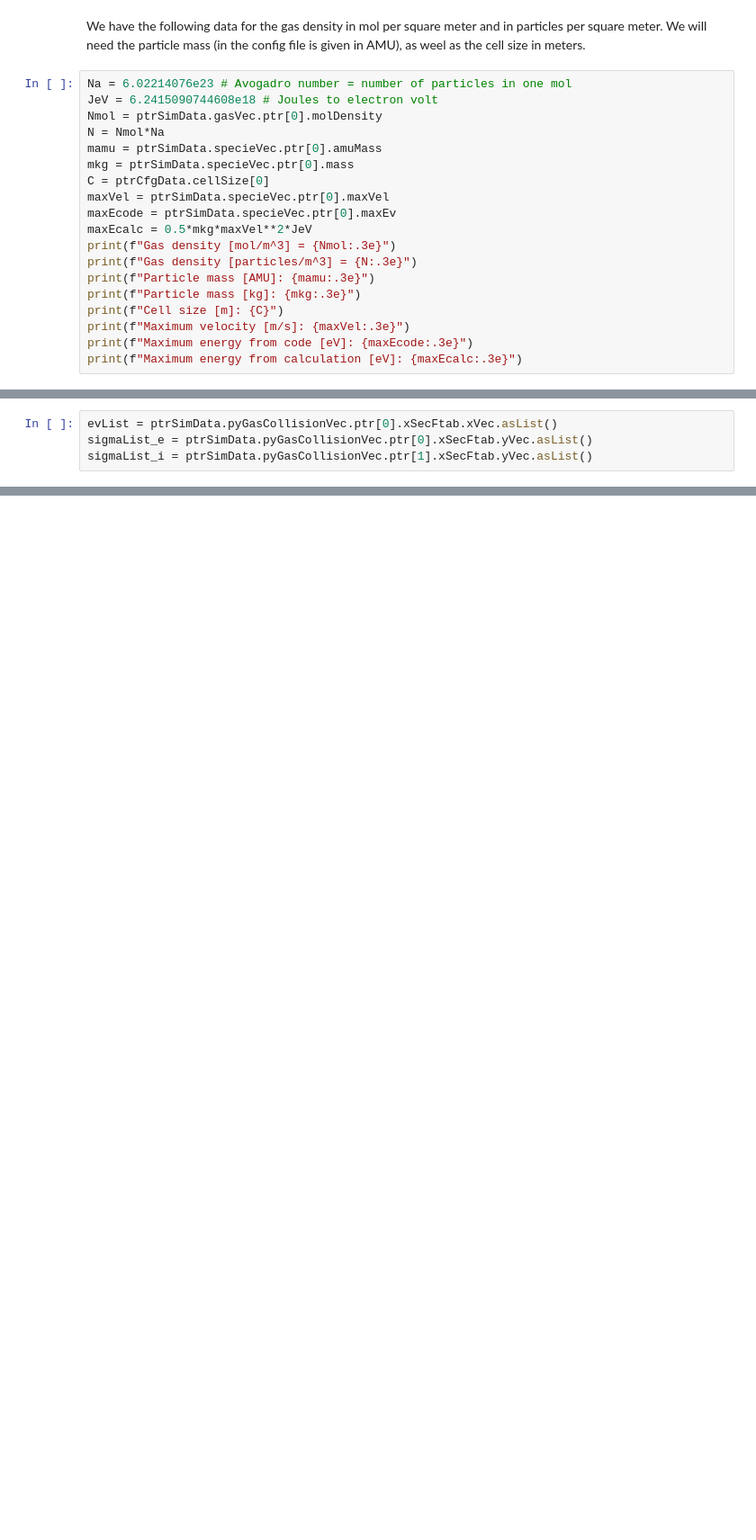
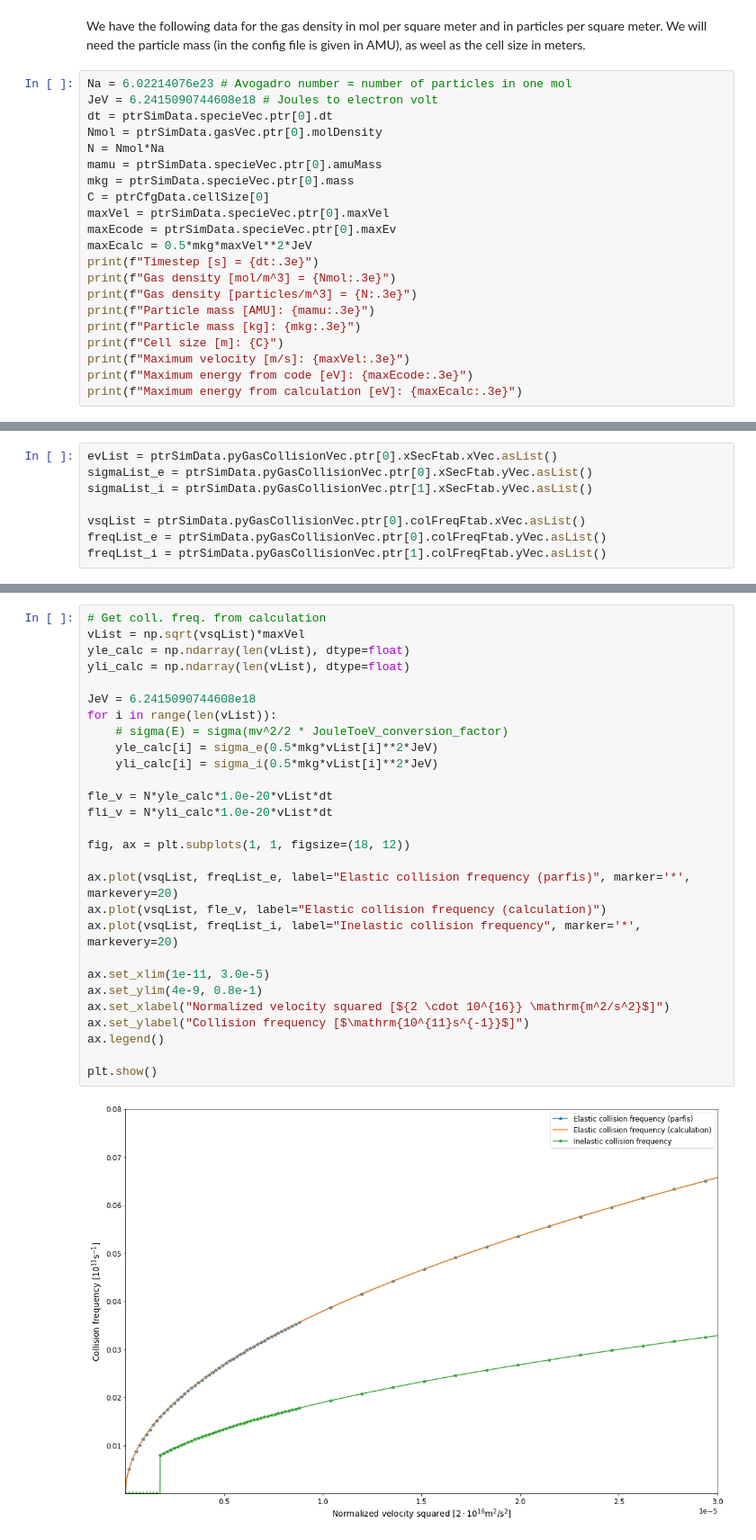
Before and after one commit to GinkoBalboa/parfis, a Jupyter notebook: doc/sphinx/source/collisional_files/generating_simple_cross_sections.ipynb, the cells around one changed output, grey strips where cells are left out. Shown at 90% size. Cells and saved outputs as stored; diff of their text form; blank space fills up the shorter version.

```diff
--- a/doc/sphinx/source/collisional_files/generating_simple_cross_sections.ipynb
+++ b/doc/sphinx/source/collisional_files/generating_simple_cross_sections.ipynb
@@ -169,6 +189,7 @@ We have the following data for the gas density in mol per square meter and in pa
 # %%
 Na = 6.02214076e23 # Avogadro number = number of particles in one mol
 JeV = 6.2415090744608e18 # Joules to electron volt
+dt = ptrSimData.specieVec.ptr[0].dt
 Nmol = ptrSimData.gasVec.ptr[0].molDensity
 N = Nmol*Na
 mamu = ptrSimData.specieVec.ptr[0].amuMass
@@ -177,6 +198,7 @@ C = ptrCfgData.cellSize[0]
 maxVel = ptrSimData.specieVec.ptr[0].maxVel
 maxEcode = ptrSimData.specieVec.ptr[0].maxEv
 maxEcalc = 0.5*mkg*maxVel**2*JeV
+print(f"Timestep [s] = {dt:.3e}")
 print(f"Gas density [mol/m^3] = {Nmol:.3e}")
 print(f"Gas density [particles/m^3] = {N:.3e}")
 print(f"Particle mass [AMU]: {mamu:.3e}")
@@ -191,3 +223,7 @@ Now it is obvious why we use the value of 114keV for tabulating the cross sectio
 evList = ptrSimData.pyGasCollisionVec.ptr[0].xSecFtab.xVec.asList()
 sigmaList_e = ptrSimData.pyGasCollisionVec.ptr[0].xSecFtab.yVec.asList()
 sigmaList_i = ptrSimData.pyGasCollisionVec.ptr[1].xSecFtab.yVec.asList()
+
+vsqList = ptrSimData.pyGasCollisionVec.ptr[0].colFreqFtab.xVec.asList()
+freqList_e = ptrSimData.pyGasCollisionVec.ptr[0].colFreqFtab.yVec.asList()
+freqList_i = ptrSimData.pyGasCollisionVec.ptr[1].colFreqFtab.yVec.asList()
@@ -206,0 +265,30 @@ plt.show()
+# %%
+# Get coll. freq. from calculation
+vList = np.sqrt(vsqList)*maxVel
+yle_calc = np.ndarray(len(vList), dtype=float)
+yli_calc = np.ndarray(len(vList), dtype=float)
+
+JeV = 6.2415090744608e18
+for i in range(len(vList)):
+    # sigma(E) = sigma(mv^2/2 * JouleToeV_conversion_factor)
+    yle_calc[i] = sigma_e(0.5*mkg*vList[i]**2*JeV)
+    yli_calc[i] = sigma_i(0.5*mkg*vList[i]**2*JeV)
+
+fle_v = N*yle_calc*1.0e-20*vList*dt
+fli_v = N*yli_calc*1.0e-20*vList*dt
+
+fig, ax = plt.subplots(1, 1, figsize=(18, 12))
+
+ax.plot(vsqList, freqList_e, label="Elastic collision frequency (parfis)", marker='*', markevery=20)
+ax.plot(vsqList, fle_v, label="Elastic collision frequency (calculation)")
+ax.plot(vsqList, freqList_i, label="Inelastic collision frequency", marker='*', markevery=20)
+
+ax.set_xlim(1e-11, 3.0e-5)
+ax.set_ylim(4e-9, 0.8e-1)
+ax.set_xlabel("Normalized velocity squared [${2 \cdot 10^{16}} \mathrm{m^2/s^2}$]")
+ax.set_ylabel("Collision frequency [$\mathrm{10^{11}s^{-1}}$]")
+ax.legend()
+
+plt.show()
+# %% [output]
+[figure, added]
```
Also changed, not shown: parts of 15 cells of this notebook, 4 other files.
